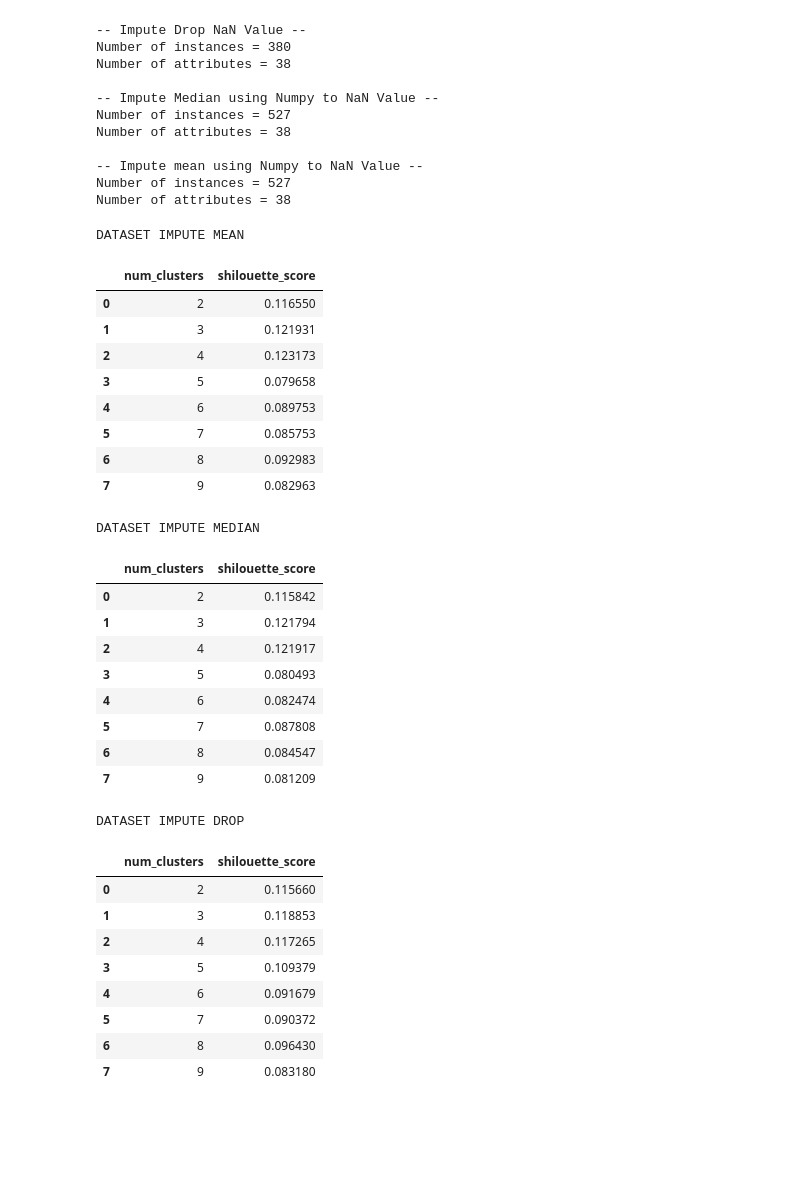
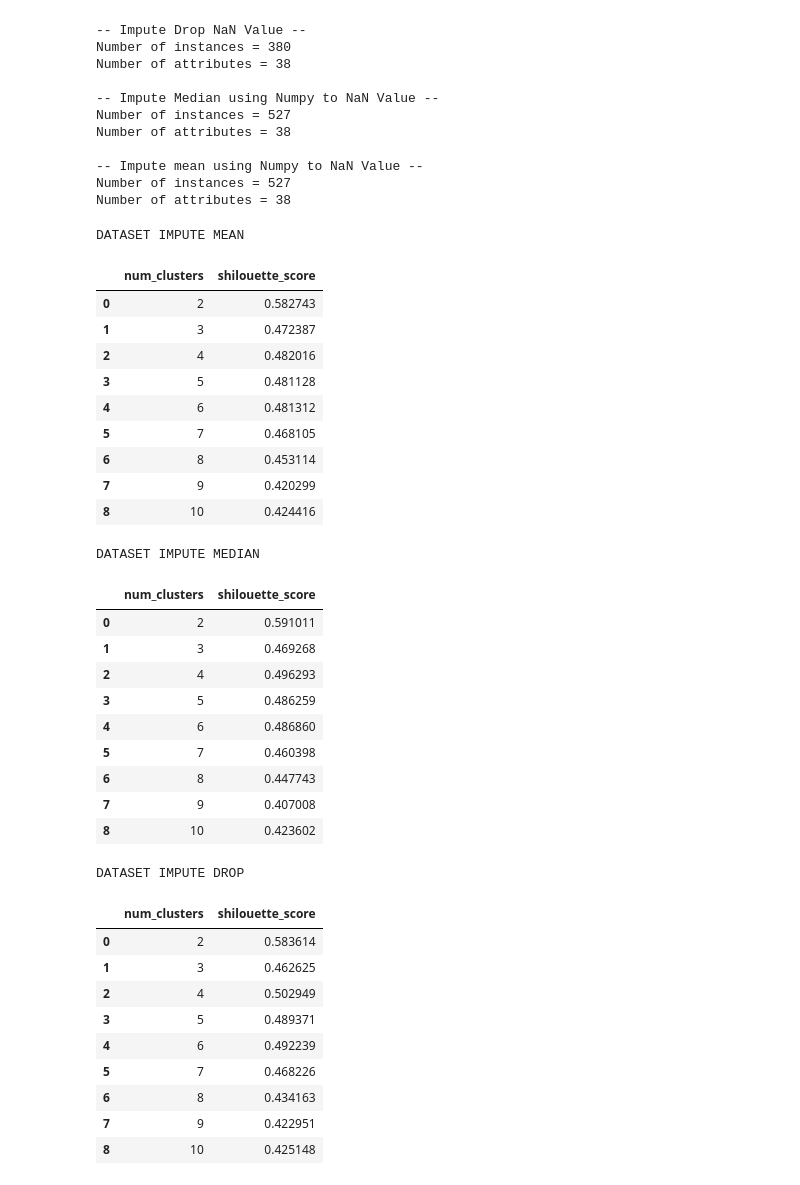
Before and after one commit to alam3211/DataMiningKmeansCluster, a Jupyter notebook: Final Project.ipynb, the cells around one changed output. Drawn from its saved outputs; the diff is of its cells as text; code cells hidden in the pictures; blank space fills up the shorter version.

```diff
--- a/Final Project.ipynb
+++ b/Final Project.ipynb
@@ -126,38 +126,37 @@ Number of attributes = 38
 # %%
 from sklearn.preprocessing import StandardScaler
 from sklearn import metrics
 
 X = dataset_mean[["Q-E","ZN-E","PH-E","DBO-E","DQO-E","SS-E","SSV-E","SED-E","COND-E",
         "PH-P","DBO-P","SS-P","SSV-P","SED-P","COND-P","PH-D","DBO-D","DQO-D","SS-D"
         ,"SSV-D","SED-D","COND-D","PH-S","DBO-S","SQO-S","SS-S","SSV-S","SED-S","COND-S"
         ,"RD-DBO-P","RD-SS-P","RD-SED-P","RD-DBO-S","RD-DQO-S","RD-DBO-G","RD-DQO-G"
         ,"RD-SS-G","RD-SED-G"]]
 
-scaler = StandardScaler()
-X_scaled = scaler.fit_transform(X)
-cluster_range = range( 2, 10 )
+cluster_range = range( 2, 11 )
 cluster_errors = []
 
 for num_clusters in cluster_range:
     clusters = KMeans( num_clusters )
-    clusters.fit( X_scaled )
-    silhouette_score = metrics.silhouette_score(X_scaled,clusters.labels_,metric ='euclidean')
+    clusters.fit( dataset_mean )
+    silhouette_score = metrics.silhouette_score(dataset_mean,clusters.labels_,metric ='euclidean')
     cluster_errors.append( silhouette_score )
 
 clusters_df_mean = pd.DataFrame( {"num_clusters":cluster_range, "shilouette_score": cluster_errors } )
 print("DATASET IMPUTE MEAN")
 clusters_df_mean[0:10]
 # %% [output]
 DATASET IMPUTE MEAN
 |  | num_clusters | shilouette_score |
-| 0 | 2 | 0.116550 |
-| 1 | 3 | 0.121931 |
-| 2 | 4 | 0.123173 |
-| 3 | 5 | 0.079658 |
-| 4 | 6 | 0.089753 |
-| 5 | 7 | 0.085753 |
-| 6 | 8 | 0.092983 |
-| 7 | 9 | 0.082963 |
+| 0 | 2 | 0.582743 |
+| 1 | 3 | 0.472387 |
+| 2 | 4 | 0.482016 |
+| 3 | 5 | 0.481128 |
+| 4 | 6 | 0.481312 |
+| 5 | 7 | 0.468105 |
+| 6 | 8 | 0.453114 |
+| 7 | 9 | 0.420299 |
+| 8 | 10 | 0.424416 |
 # %%
 from sklearn.preprocessing import StandardScaler
 from sklearn import metrics
@@ -168,15 +167,13 @@ X = dataset_median[["Q-E","ZN-E","PH-E","DBO-E","DQO-E","SS-E","SSV-E","SED-E","
         ,"RD-DBO-P","RD-SS-P","RD-SED-P","RD-DBO-S","RD-DQO-S","RD-DBO-G","RD-DQO-G"
         ,"RD-SS-G","RD-SED-G"]]
 
-scaler = StandardScaler()
-X_scaled = scaler.fit_transform(X)
-cluster_range = range( 2, 10 )
+cluster_range = range( 2, 11 )
 cluster_errors = []
 
 for num_clusters in cluster_range:
     clusters = KMeans( num_clusters )
-    clusters.fit( X_scaled )
-    silhouette_score = metrics.silhouette_score(X_scaled,clusters.labels_,metric ='euclidean')
+    clusters.fit( dataset_median )
+    silhouette_score = metrics.silhouette_score(dataset_median,clusters.labels_,metric ='euclidean')
     cluster_errors.append( silhouette_score )
 
 clusters_df_median = pd.DataFrame( {"num_clusters":cluster_range, "shilouette_score": cluster_errors } )
@@ -185,14 +182,15 @@ clusters_df_median[0:10]
 # %% [output]
 DATASET IMPUTE MEDIAN
 |  | num_clusters | shilouette_score |
-| 0 | 2 | 0.115842 |
-| 1 | 3 | 0.121794 |
-| 2 | 4 | 0.121917 |
-| 3 | 5 | 0.080493 |
-| 4 | 6 | 0.082474 |
-| 5 | 7 | 0.087808 |
-| 6 | 8 | 0.084547 |
-| 7 | 9 | 0.081209 |
+| 0 | 2 | 0.591011 |
+| 1 | 3 | 0.469268 |
+| 2 | 4 | 0.496293 |
+| 3 | 5 | 0.486259 |
+| 4 | 6 | 0.486860 |
+| 5 | 7 | 0.460398 |
+| 6 | 8 | 0.447743 |
+| 7 | 9 | 0.407008 |
+| 8 | 10 | 0.423602 |
 # %%
 from sklearn.preprocessing import StandardScaler
 from sklearn import metrics
@@ -204,15 +202,13 @@ X = dataset_drop[["Q-E","ZN-E","PH-E","DBO-E","DQO-E","SS-E","SSV-E","SED-E","CO
         ,"RD-DBO-P","RD-SS-P","RD-SED-P","RD-DBO-S","RD-DQO-S","RD-DBO-G","RD-DQO-G"
         ,"RD-SS-G","RD-SED-G"]]
 
-scaler = StandardScaler()
-X_scaled = scaler.fit_transform(X)
-cluster_range = range( 2, 10 )
+cluster_range = range( 2, 11 )
 cluster_errors = []
 
 for num_clusters in cluster_range:
     clusters = KMeans( num_clusters )
-    clusters.fit( X_scaled )
-    silhouette_score = metrics.silhouette_score(X_scaled,clusters.labels_,metric ='euclidean')
+    clusters.fit( dataset_drop )
+    silhouette_score = metrics.silhouette_score(dataset_drop,clusters.labels_,metric ='euclidean')
     cluster_errors.append( silhouette_score )
 
 clusters_df_drop = pd.DataFrame( {"num_clusters":cluster_range, "shilouette_score": cluster_errors } )
@@ -221,11 +217,12 @@ clusters_df_drop[0:10]
 # %% [output]
 DATASET IMPUTE DROP
 |  | num_clusters | shilouette_score |
-| 0 | 2 | 0.115660 |
-| 1 | 3 | 0.118853 |
-| 2 | 4 | 0.117265 |
-| 3 | 5 | 0.109379 |
-| 4 | 6 | 0.091679 |
-| 5 | 7 | 0.090372 |
-| 6 | 8 | 0.096430 |
-| 7 | 9 | 0.083180 |
+| 0 | 2 | 0.583614 |
+| 1 | 3 | 0.462625 |
+| 2 | 4 | 0.502949 |
+| 3 | 5 | 0.489371 |
+| 4 | 6 | 0.492239 |
+| 5 | 7 | 0.468226 |
+| 6 | 8 | 0.434163 |
+| 7 | 9 | 0.422951 |
+| 8 | 10 | 0.425148 |
```
Also changed, not shown: parts of 5 cells of this notebook.
